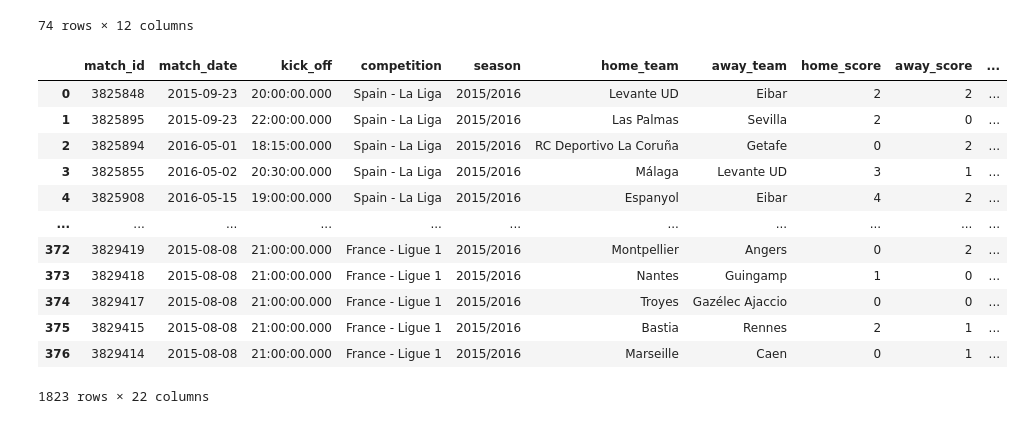
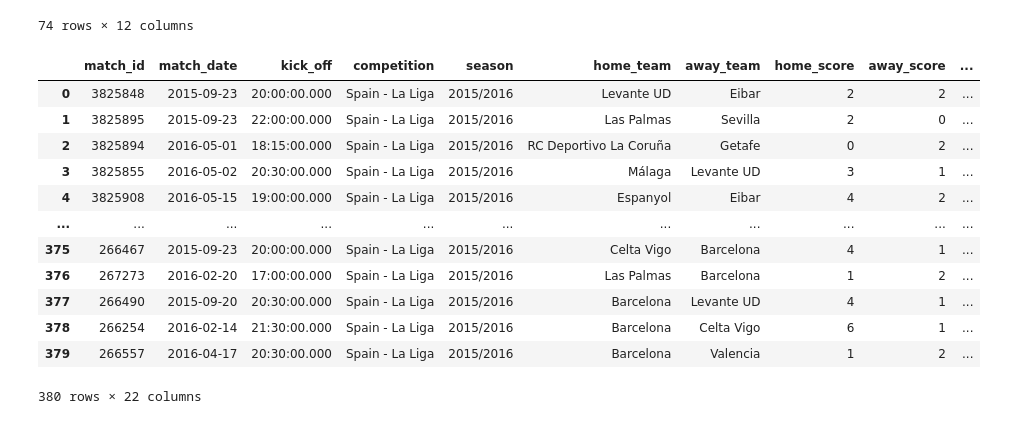
Before and after one commit to Germiprogramer/TFG-Agente-de-Scouting, a Jupyter notebook: laliga_16.ipynb, the cells around one changed output. Cells and saved outputs as stored; diff of their text form; code cells hidden in the pictures.

```diff
--- a/laliga_16.ipynb
+++ b/laliga_16.ipynb
@@ -74,23 +75,24 @@ free_comps
 # %%
 laliga_16 = sb.matches(competition_id=11, season_id=27)
 bundesliga_16 = sb.matches(competition_id=9, season_id=27)
 premierleague_16 = sb.matches(competition_id=2, season_id=27)
 seriea_16 = sb.matches(competition_id=12, season_id=27)
 ligue1_16 = sb.matches(competition_id=7, season_id=27)
 
 ligas_16 = pd.concat([laliga_16, bundesliga_16, premierleague_16, seriea_16, ligue1_16])
-ligas_16
+
+laliga_16
 # %% [output]
 |  | match_id | match_date | kick_off | competition | season | home_team | away_team | home_score | away_score | ... |
 | 0 | 3825848 | 2015-09-23 | 20:00:00.000 | Spain - La Liga | 2015/2016 | Levante UD | Eibar | 2 | 2 | ... |
 | 1 | 3825895 | 2015-09-23 | 22:00:00.000 | Spain - La Liga | 2015/2016 | Las Palmas | Sevilla | 2 | 0 | ... |
 | 2 | 3825894 | 2016-05-01 | 18:15:00.000 | Spain - La Liga | 2015/2016 | RC Deportivo La Coruña | Getafe | 0 | 2 | ... |
 | 3 | 3825855 | 2016-05-02 | 20:30:00.000 | Spain - La Liga | 2015/2016 | Málaga | Levante UD | 3 | 1 | ... |
 | 4 | 3825908 | 2016-05-15 | 19:00:00.000 | Spain - La Liga | 2015/2016 | Espanyol | Eibar | 4 | 2 | ... |
 | ... | ... | ... | ... | ... | ... | ... | ... | ... | ... | ... |
-| 372 | 3829419 | 2015-08-08 | 21:00:00.000 | France - Ligue 1 | 2015/2016 | Montpellier | Angers | 0 | 2 | ... |
-| 373 | 3829418 | 2015-08-08 | 21:00:00.000 | France - Ligue 1 | 2015/2016 | Nantes | Guingamp | 1 | 0 | ... |
-| 374 | 3829417 | 2015-08-08 | 21:00:00.000 | France - Ligue 1 | 2015/2016 | Troyes | Gazélec Ajaccio | 0 | 0 | ... |
-| 375 | 3829415 | 2015-08-08 | 21:00:00.000 | France - Ligue 1 | 2015/2016 | Bastia | Rennes | 2 | 1 | ... |
-| 376 | 3829414 | 2015-08-08 | 21:00:00.000 | France - Ligue 1 | 2015/2016 | Marseille | Caen | 0 | 1 | ... |
+| 375 | 266467 | 2015-09-23 | 20:00:00.000 | Spain - La Liga | 2015/2016 | Celta Vigo | Barcelona | 4 | 1 | ... |
+| 376 | 267273 | 2016-02-20 | 17:00:00.000 | Spain - La Liga | 2015/2016 | Las Palmas | Barcelona | 1 | 2 | ... |
+| 377 | 266490 | 2015-09-20 | 20:30:00.000 | Spain - La Liga | 2015/2016 | Barcelona | Levante UD | 4 | 1 | ... |
+| 378 | 266254 | 2016-02-14 | 21:30:00.000 | Spain - La Liga | 2015/2016 | Barcelona | Celta Vigo | 6 | 1 | ... |
+| 379 | 266557 | 2016-04-17 | 20:30:00.000 | Spain - La Liga | 2015/2016 | Barcelona | Valencia | 1 | 2 | ... |
-1823 rows × 22 columns
+380 rows × 22 columns
```
Also changed, not shown: parts of 9 cells of this notebook, 5 other files.
